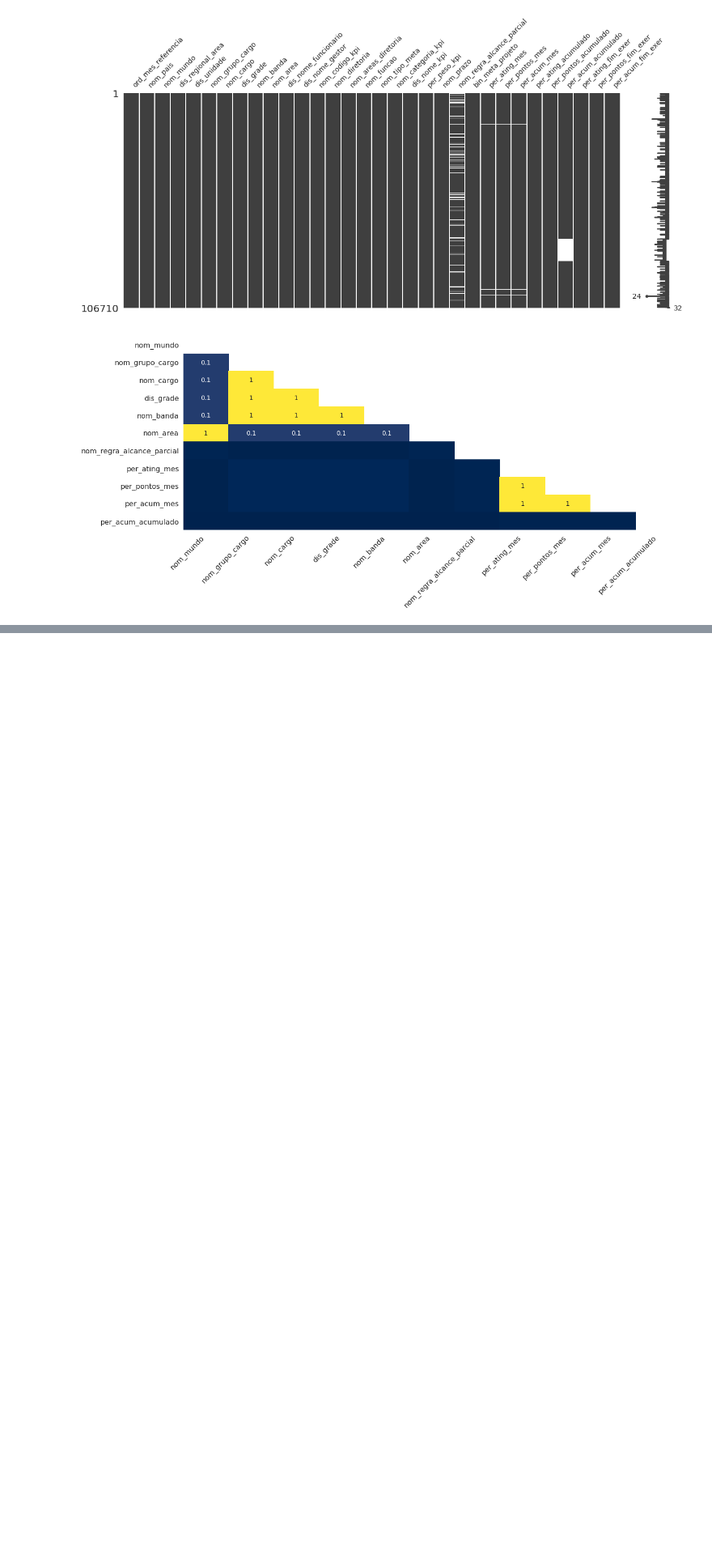
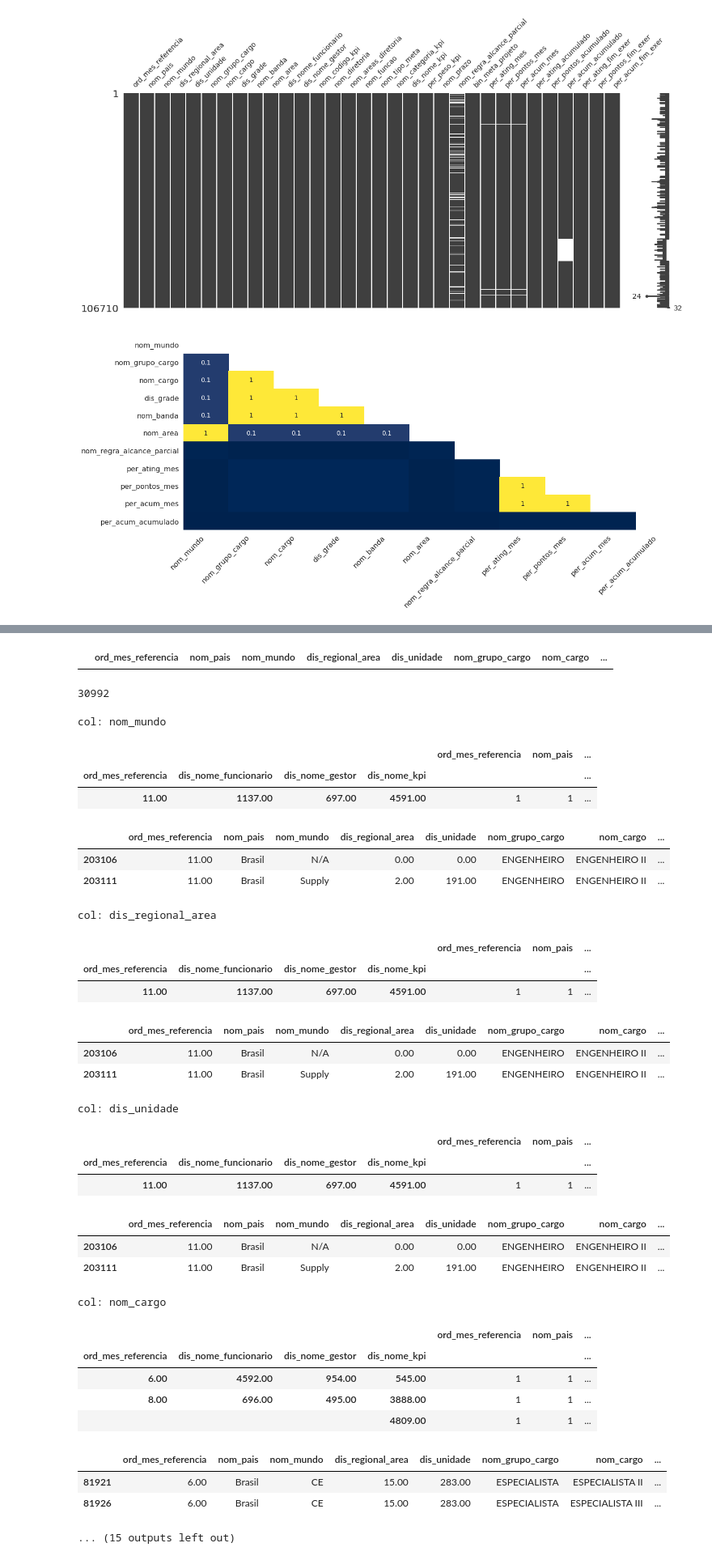
Before and after one commit to adrianogfreitas/ambev-data-challenge, a Jupyter notebook: notebooks/hold.ipynb, the cells around one changed output, grey strips where cells are left out. Shown at 81% size. Drawn from its saved outputs; the diff is of its cells as text; code cells hidden in the pictures; blank space fills up the shorter version.

```diff
--- a/notebooks/hold.ipynb
+++ b/notebooks/hold.ipynb
@@ -94,0 +294,70 @@ check_nulls(df)
+# %%
+# df[df['ord_mes_referencia'] == 32017.0].head()
+# df[df['dis_nome_funcionario'] == 3564.0].head()
+df[(df['ord_mes_referencia'] == 32017.0) & (df['dis_nome_funcionario'] == 3564.0) & (df['dis_nome_kpi'] == 1589.00)].head()
+# %% [output]
+|  | ord_mes_referencia | nom_pais | nom_mundo | dis_regional_area | dis_unidade | nom_grupo_cargo | nom_cargo | ... |
+# %%
+df1 = df.groupby(by=['ord_mes_referencia', 'dis_nome_gestor', 'dis_nome_funcionario']).nunique()
+
+df2 = df1[df1['dis_nome_kpi'] > 1]
+len(df2)
+
+# lst1 = ['dis_nome_funcionario','dis_nome_gestor','nom_pais','nom_mundo','dis_regional_area','dis_unidade','nom_grupo_cargo','nom_cargo','dis_grade','nom_banda','nom_area','nom_funcao']
+# for col in lst1:
+#     df2 = df1[df1[col] > 1]
+#     if len(df2) > 0:
+#         print('col: {}'.format(col))
+#         df2
+#         for idx, _ in df2.iterrows():
+#             df[(df['ord_mes_referencia'] == idx[0]) &
+#                (df['dis_nome_funcionario'] == idx[1]) &
+#                (df['dis_nome_gestor'] == idx[2]) &
+#                (df['dis_nome_kpi'] == idx[3])]
+# %% [output]
+30992
+# %%
+df1 = df.groupby(by=['ord_mes_referencia','dis_nome_funcionario','dis_nome_gestor','dis_nome_kpi']).nunique()
+lst1 = ['dis_nome_funcionario','dis_nome_gestor','nom_pais','nom_mundo','dis_regional_area','dis_unidade','nom_grupo_cargo','nom_cargo','dis_grade','nom_banda','nom_area','nom_funcao']
+for col in lst1:
+    df2 = df1[df1[col] > 1]
+    if len(df2) > 0:
+        print('col: {}'.format(col))
+        df2
+        for idx, _ in df2.iterrows():
+            df[(df['ord_mes_referencia'] == idx[0]) &
+               (df['dis_nome_funcionario'] == idx[1]) &
+               (df['dis_nome_gestor'] == idx[2]) &
+               (df['dis_nome_kpi'] == idx[3])]
+# %% [output]
+col: nom_mundo
+|  |  |  |  | ord_mes_referencia | nom_pais | ... |
+| ord_mes_referencia | dis_nome_funcionario | dis_nome_gestor | dis_nome_kpi |  |  | ... |
+| 11.00 | 1137.00 | 697.00 | 4591.00 | 1 | 1 | ... |
+|  | ord_mes_referencia | nom_pais | nom_mundo | dis_regional_area | dis_unidade | nom_grupo_cargo | nom_cargo | ... |
+| 203106 | 11.00 | Brasil | N/A | 0.00 | 0.00 | ENGENHEIRO | ENGENHEIRO II | ... |
+| 203111 | 11.00 | Brasil | Supply | 2.00 | 191.00 | ENGENHEIRO | ENGENHEIRO II | ... |
+col: dis_regional_area
+|  |  |  |  | ord_mes_referencia | nom_pais | ... |
+| ord_mes_referencia | dis_nome_funcionario | dis_nome_gestor | dis_nome_kpi |  |  | ... |
+| 11.00 | 1137.00 | 697.00 | 4591.00 | 1 | 1 | ... |
+|  | ord_mes_referencia | nom_pais | nom_mundo | dis_regional_area | dis_unidade | nom_grupo_cargo | nom_cargo | ... |
+| 203106 | 11.00 | Brasil | N/A | 0.00 | 0.00 | ENGENHEIRO | ENGENHEIRO II | ... |
+| 203111 | 11.00 | Brasil | Supply | 2.00 | 191.00 | ENGENHEIRO | ENGENHEIRO II | ... |
+col: dis_unidade
+|  |  |  |  | ord_mes_referencia | nom_pais | ... |
+| ord_mes_referencia | dis_nome_funcionario | dis_nome_gestor | dis_nome_kpi |  |  | ... |
+| 11.00 | 1137.00 | 697.00 | 4591.00 | 1 | 1 | ... |
+|  | ord_mes_referencia | nom_pais | nom_mundo | dis_regional_area | dis_unidade | nom_grupo_cargo | nom_cargo | ... |
+| 203106 | 11.00 | Brasil | N/A | 0.00 | 0.00 | ENGENHEIRO | ENGENHEIRO II | ... |
+| 203111 | 11.00 | Brasil | Supply | 2.00 | 191.00 | ENGENHEIRO | ENGENHEIRO II | ... |
+col: nom_cargo
+|  |  |  |  | ord_mes_referencia | nom_pais | ... |
+| ord_mes_referencia | dis_nome_funcionario | dis_nome_gestor | dis_nome_kpi |  |  | ... |
+| 6.00 | 4592.00 | 954.00 | 545.00 | 1 | 1 | ... |
+| 8.00 | 696.00 | 495.00 | 3888.00 | 1 | 1 | ... |
+|  |  |  | 4809.00 | 1 | 1 | ... |
+|  | ord_mes_referencia | nom_pais | nom_mundo | dis_regional_area | dis_unidade | nom_grupo_cargo | nom_cargo | ... |
+| 81921 | 6.00 | Brasil | CE | 15.00 | 283.00 | ESPECIALISTA | ESPECIALISTA II | ... |
+| 81926 | 6.00 | Brasil | CE | 15.00 | 283.00 | ESPECIALISTA | ESPECIALISTA III | ... |
+... (15 outputs left out)
```
Also changed, not shown: parts of 16 cells of this notebook, 6 other files.
